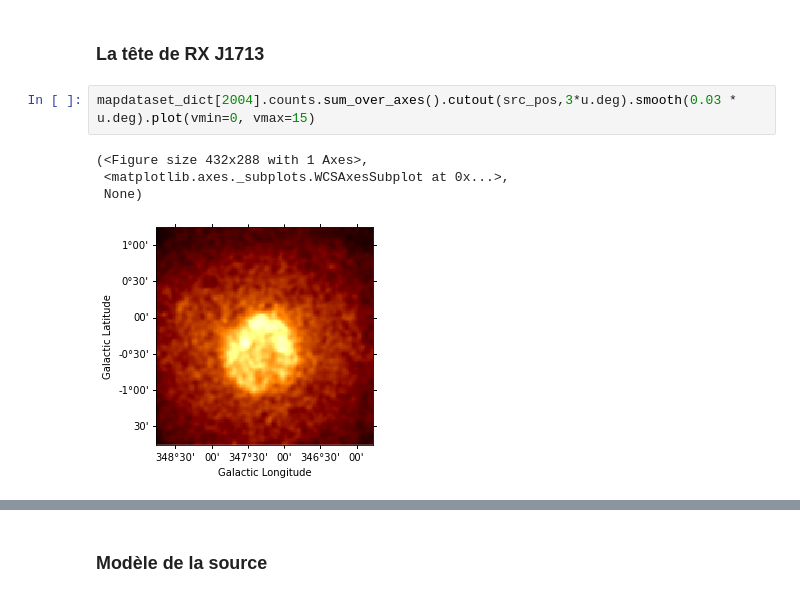
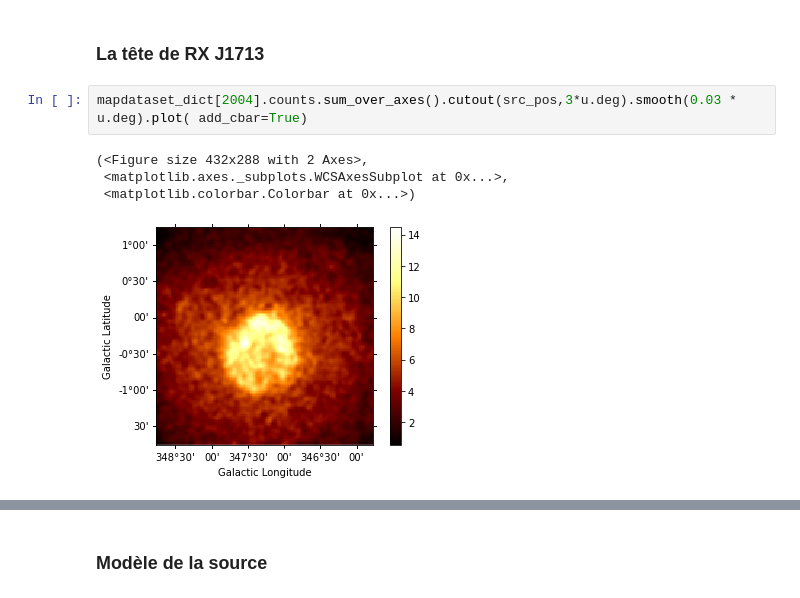
Before and after one commit to SamZouari/hess, a Jupyter notebook: notebooks0.15/evolutionRXJ1713.ipynb, the cells around one changed output, grey strips where cells are left out. Cells and saved outputs as stored; diff of their text form.

```diff
--- a/notebooks0.15/evolutionRXJ1713.ipynb
+++ b/notebooks0.15/evolutionRXJ1713.ipynb
@@ -327,9 +327,9 @@ for year in range(2004,2020):
 # %% [markdown]
 ### La tête de RX J1713
 # %%
-mapdataset_dict[2004].counts.sum_over_axes().cutout(src_pos,3*u.deg).smooth(0.03 * u.deg).plot(vmin=0, vmax=15)
+mapdataset_dict[2004].counts.sum_over_axes().cutout(src_pos,3*u.deg).smooth(0.03 * u.deg).plot( add_cbar=True)
 # %% [output]
-(<Figure size 432x288 with 1 Axes>,
+(<Figure size 432x288 with 2 Axes>,
  <matplotlib.axes._subplots.WCSAxesSubplot at 0x...>,
- None)
+ <matplotlib.colorbar.Colorbar at 0x...>)
-[figure, old version]
+[figure, new version]
```
Also changed, not shown: parts of 1 cell of this notebook, 3 other files.
